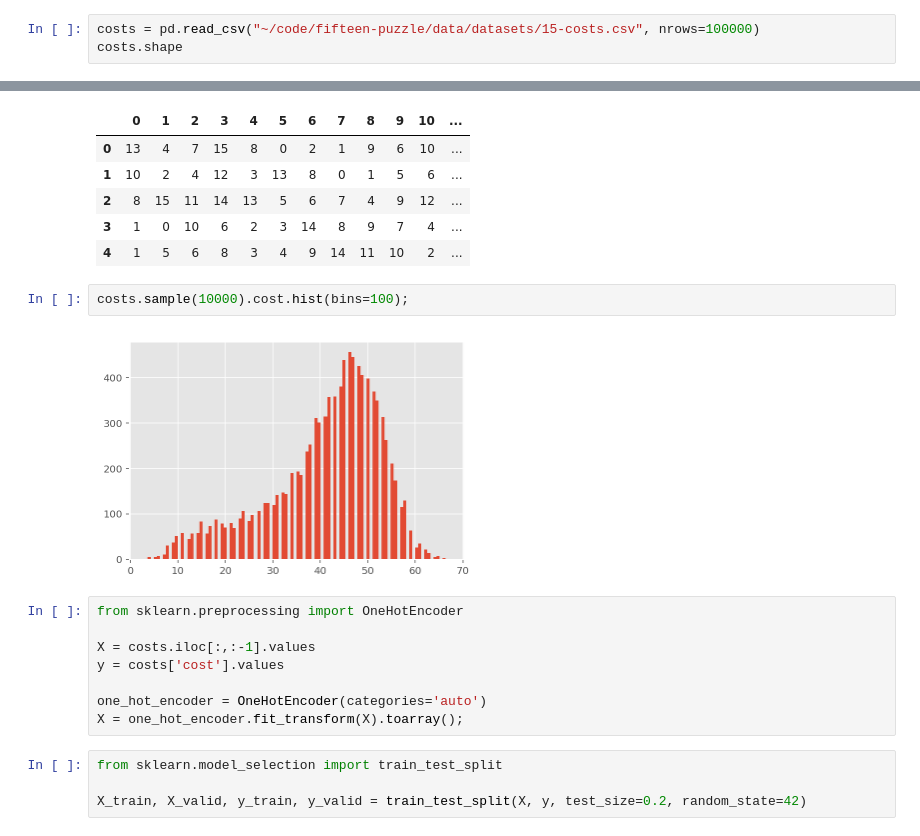
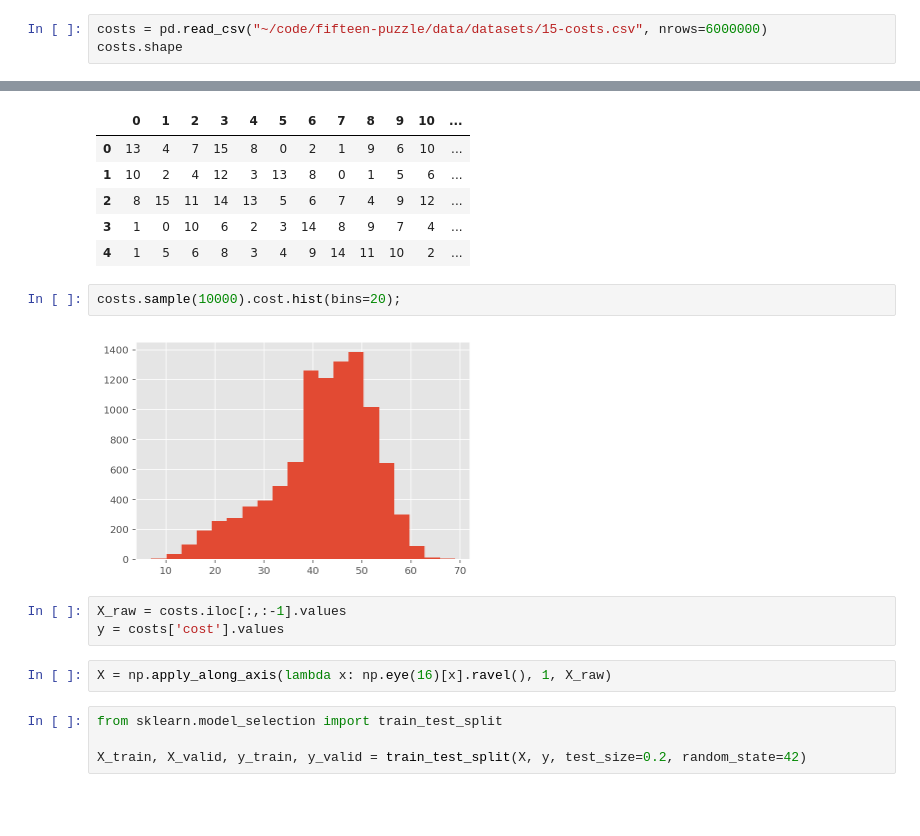
Before and after one commit to vcahlik/fifteen-puzzle, a Jupyter notebook: prototype/notebooks/Keras.ipynb, the cells around one changed output, grey strips where cells are left out. Saved outputs shown, nothing was run; the diff lists cells and outputs as text; blank space fills up the shorter version.

```diff
--- a/prototype/notebooks/Keras.ipynb
+++ b/prototype/notebooks/Keras.ipynb
@@ -19,4 +23,4 @@ plt.style.use('ggplot')
 # %%
-costs = pd.read_csv("~/code/fifteen-puzzle/data/datasets/15-costs.csv", nrows=100000)
+costs = pd.read_csv("~/code/fifteen-puzzle/data/datasets/15-costs.csv", nrows=6000000)
 costs.shape
 # %% [output]
@@ -31,17 +35,14 @@ costs.head()
 | 3 | 1 | 0 | 10 | 6 | 2 | 3 | 14 | 8 | 9 | 7 | 4 | ... |
 | 4 | 1 | 5 | 6 | 8 | 3 | 4 | 9 | 14 | 11 | 10 | 2 | ... |
 # %%
-costs.sample(10000).cost.hist(bins=100);
+costs.sample(10000).cost.hist(bins=20);
 # %% [output]
-[figure, old version]
+[figure, new version]
 # %%
-from sklearn.preprocessing import OneHotEncoder
-
-X = costs.iloc[:,:-1].values
+X_raw = costs.iloc[:,:-1].values
 y = costs['cost'].values
-
-one_hot_encoder = OneHotEncoder(categories='auto')
-X = one_hot_encoder.fit_transform(X).toarray();
+# %%
+X = np.apply_along_axis(lambda x: np.eye(16)[x].ravel(), 1, X_raw)
 # %%
 from sklearn.model_selection import train_test_split
 
```
Also changed, not shown: parts of 30 cells of this notebook, 1 other file.
